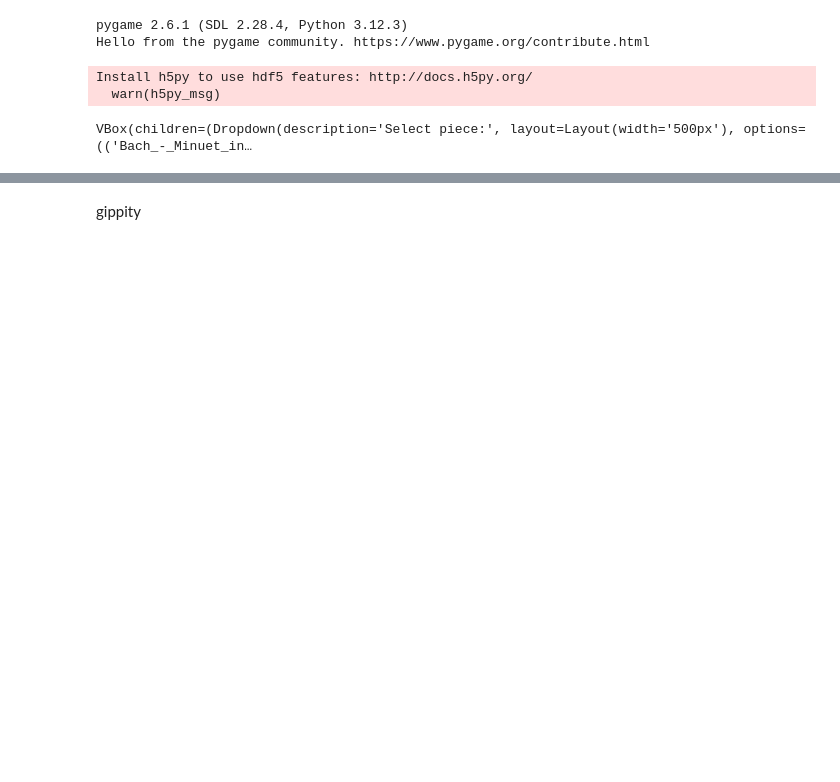
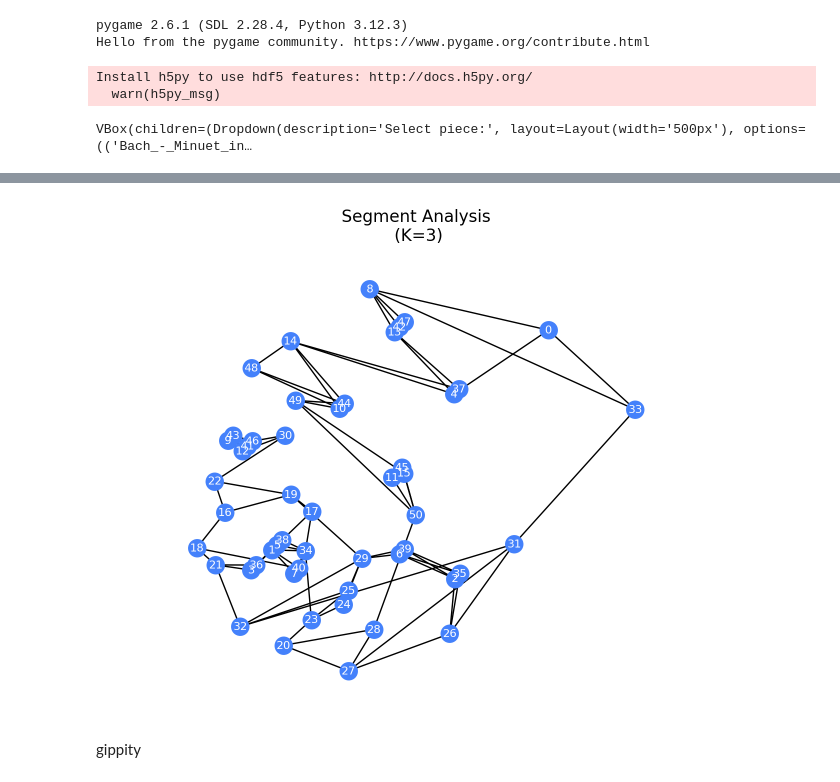
Before and after one commit to 5i5ousPlay/thesisv3, a Jupyter notebook: classism.ipynb, the cells around one changed output, grey strips where cells are left out. Drawn from its saved outputs; the diff is of its cells as text; code cells hidden in the pictures; blank space fills up the shorter version.

```diff
--- a/classism.ipynb
+++ b/classism.ipynb
@@ -108,2 +73,4 @@ visualizer.visualize_colored_segments()
 # %%
-visualizer.visualize_knn_graph(k=4, title="Segment Analysis")
+visualizer.visualize_knn_graph(k=3, title="Segment Analysis")
+# %% [output]
+[figure, added]
```
Also changed, not shown: parts of 16 cells of this notebook, 3 other files.
